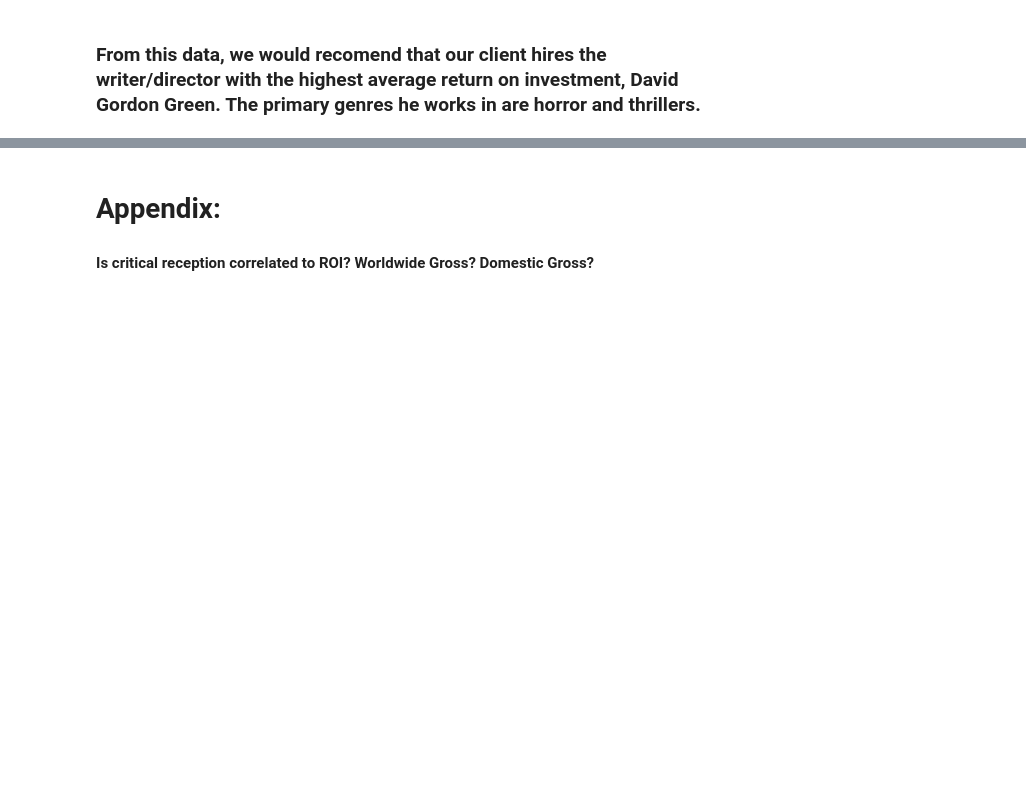
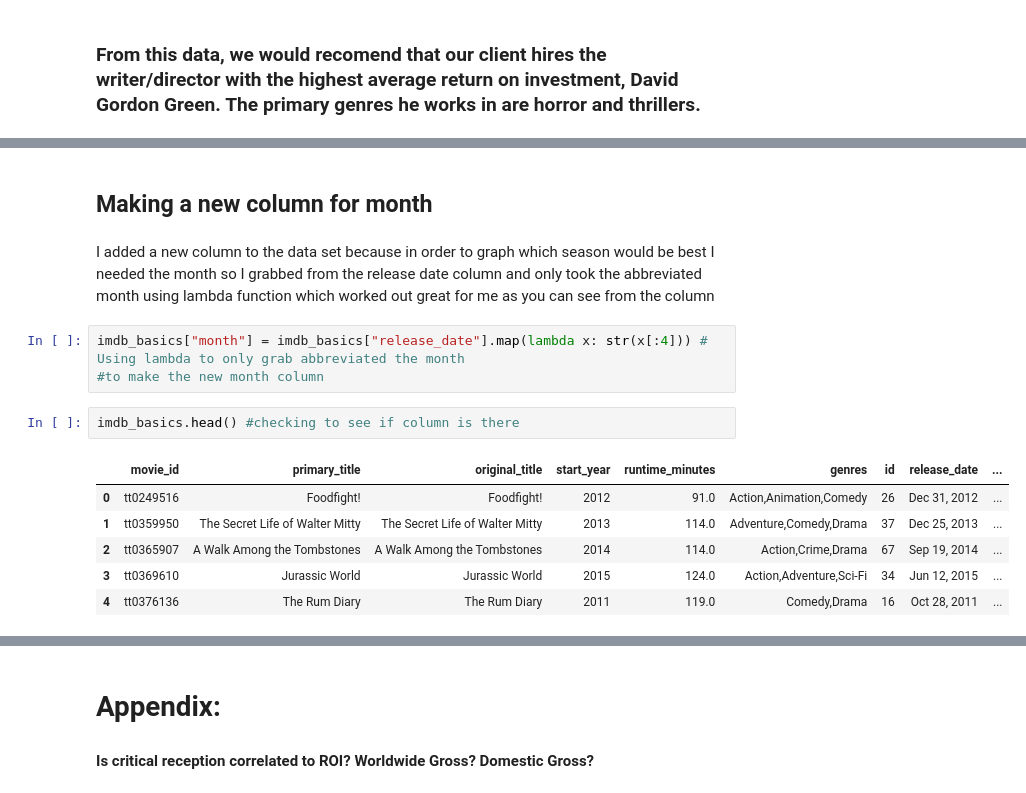
Before and after one commit to soohojp/Phase-1-Project-Best-Team-, a Jupyter notebook: master_dataset.ipynb, the cells around one changed output, grey strips where cells are left out. Cells and saved outputs as stored; diff of their text form; blank space fills up the shorter version.

```diff
--- a/master_dataset.ipynb
+++ b/master_dataset.ipynb
@@ -658,0 +702,16 @@ Name: genres_x, dtype: object
+# %% [markdown]
+## Making a new column for month
+# %% [markdown]
+I added a new column to the data set because in order to graph which season would be best I needed the month so I grabbed from the release date column and only took the abbreviated month using lambda function which worked out great for me as you can see from the column
+# %%
+imdb_basics["month"] = imdb_basics["release_date"].map(lambda x: str(x[:4])) # Using lambda to only grab abbreviated the month
+#to make the new month column
+# %%
+imdb_basics.head() #checking to see if column is there
+# %% [output]
+|  | movie_id | primary_title | original_title | start_year | runtime_minutes | genres | id | release_date | ... |
+| 0 | tt0249516 | Foodfight! | Foodfight! | 2012 | 91.0 | Action,Animation,Comedy | 26 | Dec 31, 2012 | ... |
+| 1 | tt0359950 | The Secret Life of Walter Mitty | The Secret Life of Walter Mitty | 2013 | 114.0 | Adventure,Comedy,Drama | 37 | Dec 25, 2013 | ... |
+| 2 | tt0365907 | A Walk Among the Tombstones | A Walk Among the Tombstones | 2014 | 114.0 | Action,Crime,Drama | 67 | Sep 19, 2014 | ... |
+| 3 | tt0369610 | Jurassic World | Jurassic World | 2015 | 124.0 | Action,Adventure,Sci-Fi | 34 | Jun 12, 2015 | ... |
+| 4 | tt0376136 | The Rum Diary | The Rum Diary | 2011 | 119.0 | Comedy,Drama | 16 | Oct 28, 2011 | ... |
```
Also changed, not shown: parts of 16 cells of this notebook.
